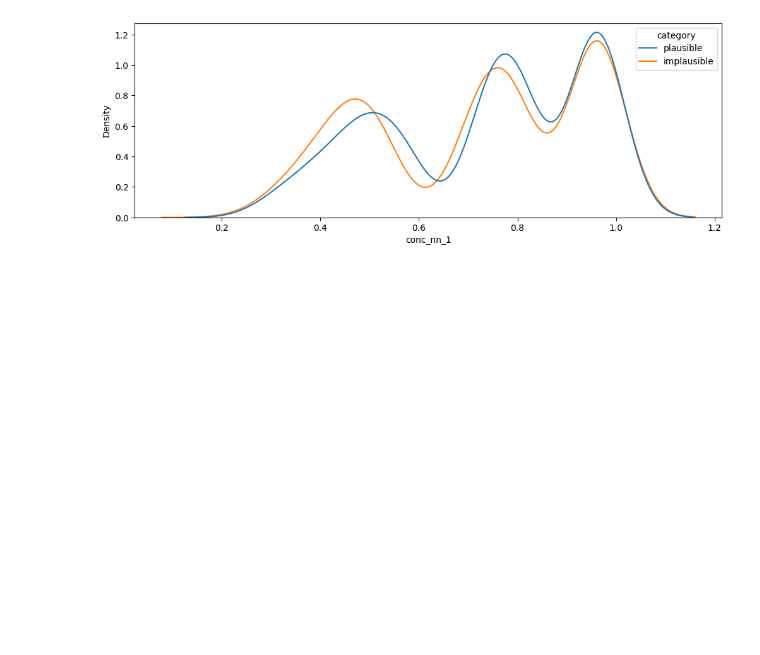
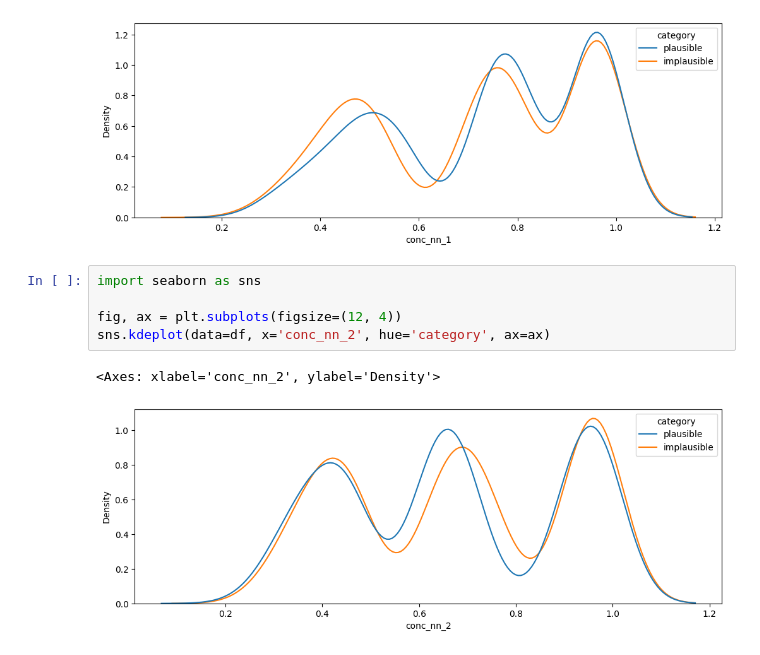
Before and after one commit to asarthaks/plausibility_classification, a Jupyter notebook: analysis/ExploratoryDataAnalysis - PEP.ipynb, the cells around one changed output. Cells and saved outputs as stored; diff of their text form; blank space fills up the shorter version.

```diff
--- a/analysis/ExploratoryDataAnalysis - PEP.ipynb
+++ b/analysis/ExploratoryDataAnalysis - PEP.ipynb
@@ -281,3 +288,11 @@ sns.kdeplot(data=df, x='conc_nn_1', hue='category', ax=ax)
 # %% [output]
 <Axes: xlabel='conc_nn_1', ylabel='Density'>
 [figure]
+# %%
+import seaborn as sns
+
+fig, ax = plt.subplots(figsize=(12, 4))
+sns.kdeplot(data=df, x='conc_nn_2', hue='category', ax=ax)
+# %% [output]
+<Axes: xlabel='conc_nn_2', ylabel='Density'>
+[figure, added]
```
Also changed, not shown: parts of 20 cells of this notebook, 1 other file.
